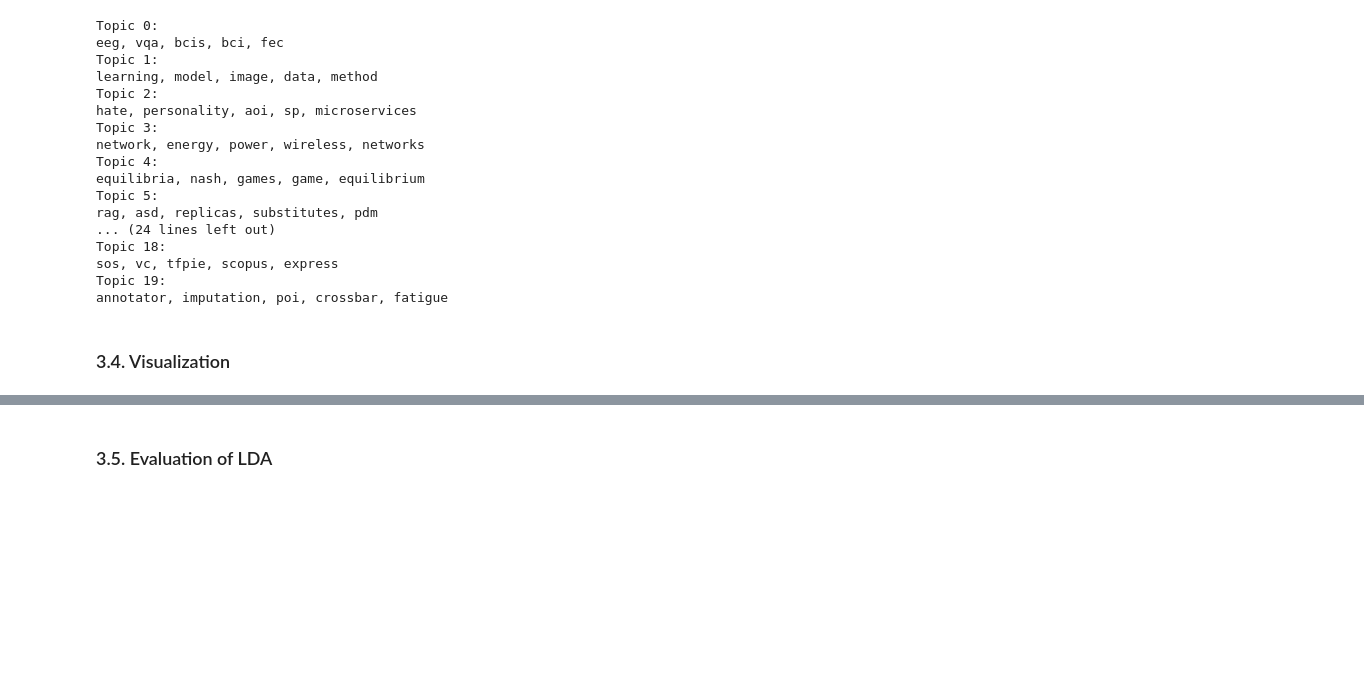
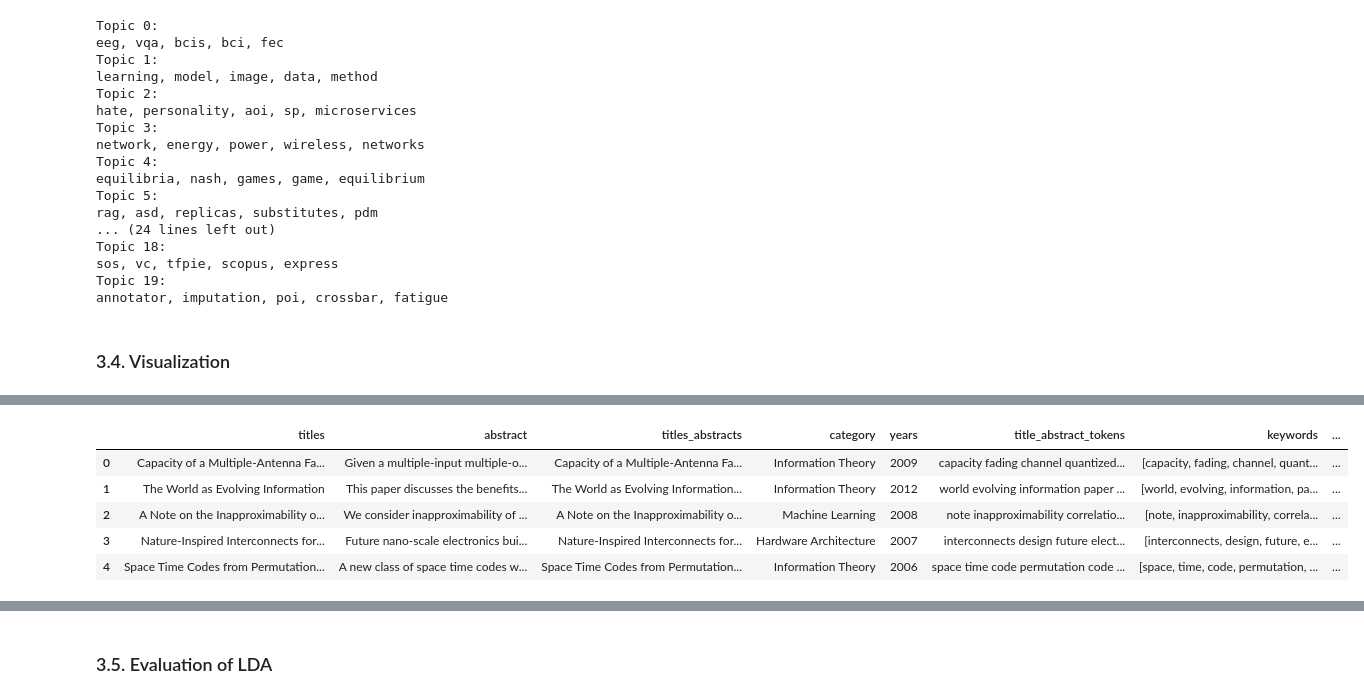
Before and after one commit to porimol/TMSMM, a Jupyter notebook: project1/temporal-topic-modeling.ipynb, the cells around one changed output, grey strips where cells are left out. Saved outputs shown, nothing was run; the diff lists cells and outputs as text; code cells hidden in the pictures; blank space fills up the shorter version.

```diff
--- a/project1/temporal-topic-modeling.ipynb
+++ b/project1/temporal-topic-modeling.ipynb
@@ -324,0 +328,9 @@ pyLDAvis.display(panel)
+# %%
+df.head()
+# %% [output]
+|  | titles | abstract | titles_abstracts | category | years | title_abstract_tokens | keywords | ... |
+| 0 | Capacity of a Multiple-Antenna Fa... | Given a multiple-input multiple-o... | Capacity of a Multiple-Antenna Fa... | Information Theory | 2009 | capacity fading channel quantized... | [capacity, fading, channel, quant... | ... |
+| 1 | The World as Evolving Information | This paper discusses the benefits... | The World as Evolving Information... | Information Theory | 2012 | world evolving information paper ... | [world, evolving, information, pa... | ... |
+| 2 | A Note on the Inapproximability o... | We consider inapproximability of ... | A Note on the Inapproximability o... | Machine Learning | 2008 | note inapproximability correlatio... | [note, inapproximability, correla... | ... |
+| 3 | Nature-Inspired Interconnects for... | Future nano-scale electronics bui... | Nature-Inspired Interconnects for... | Hardware Architecture | 2007 | interconnects design future elect... | [interconnects, design, future, e... | ... |
+| 4 | Space Time Codes from Permutation... | A new class of space time codes w... | Space Time Codes from Permutation... | Information Theory | 2006 | space time code permutation code ... | [space, time, code, permutation, ... | ... |
```
Also changed, not shown: parts of 3 cells of this notebook.
